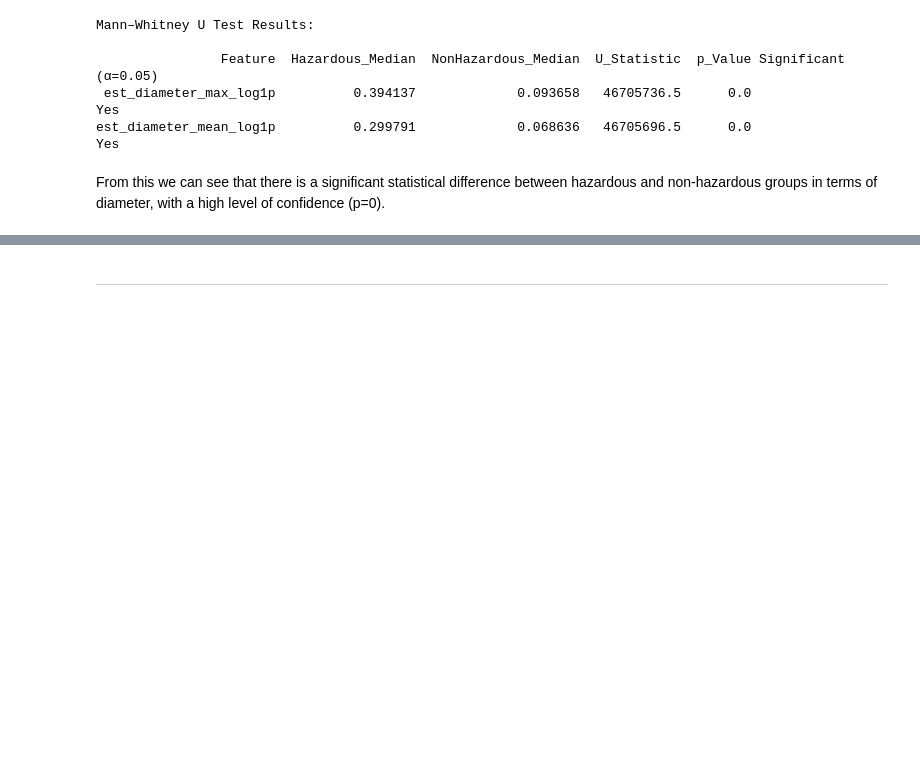
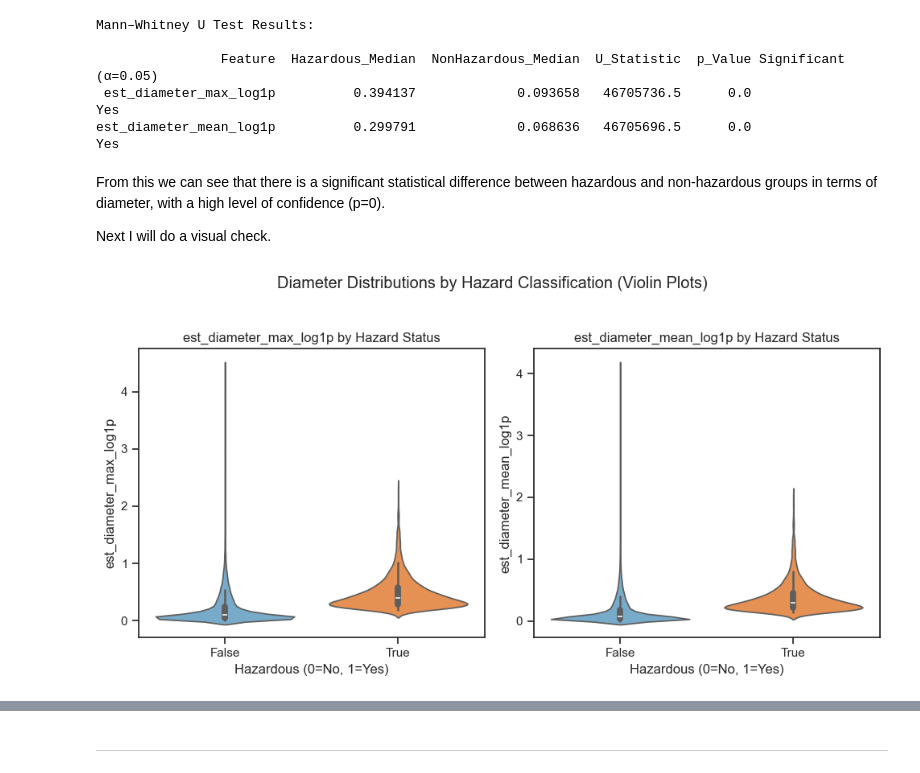
Before and after one commit to Mikeecee1/Near-Earth-Asteroid-Analysis, a Jupyter notebook: jupyter_notebooks/Visualisation.ipynb, the cells around one changed output, grey strips where cells are left out. Drawn from its saved outputs; the diff is of its cells as text; code cells hidden in the pictures; blank space fills up the shorter version.

Commit message:
completed tests and visuals for hypothesis 2

```diff
--- a/jupyter_notebooks/Visualisation.ipynb
+++ b/jupyter_notebooks/Visualisation.ipynb
@@ -337,3 +340,24 @@ Mann–Whitney U Test Results:
 est_diameter_mean_log1p          0.299791             0.068636   46705696.5      0.0                  Yes
 # %% [markdown]
 From this we can see that there is a significant statistical difference between hazardous and non-hazardous groups in terms of diameter, with a high level of confidence (p=0).
+
+Next I will do a visual check.
+# %%
+# Violin Plots for Diameter Features by Hazard Status
+n_cols = len(cols_to_test)
+plt.figure(figsize=(5 * n_cols, 5))
+
+for i, col in enumerate(cols_to_test, 1):
+    plt.subplot(1, n_cols, i)
+    sns.violinplot(
+        data=df, x="hazardous", y=col, inner="box", palette=["#6baed6", "#fd8d3c"]
+    )
+    plt.title(f"{col} by Hazard Status")
+    plt.xlabel("Hazardous (0=No, 1=Yes)")
+    plt.ylabel(col)
+
+plt.suptitle("Diameter Distributions by Hazard Classification (Violin Plots)", y=1.03)
+plt.tight_layout()
+plt.show()
+# %% [output]
+[figure, added]
```
Also changed, not shown: parts of 11 cells of this notebook.
